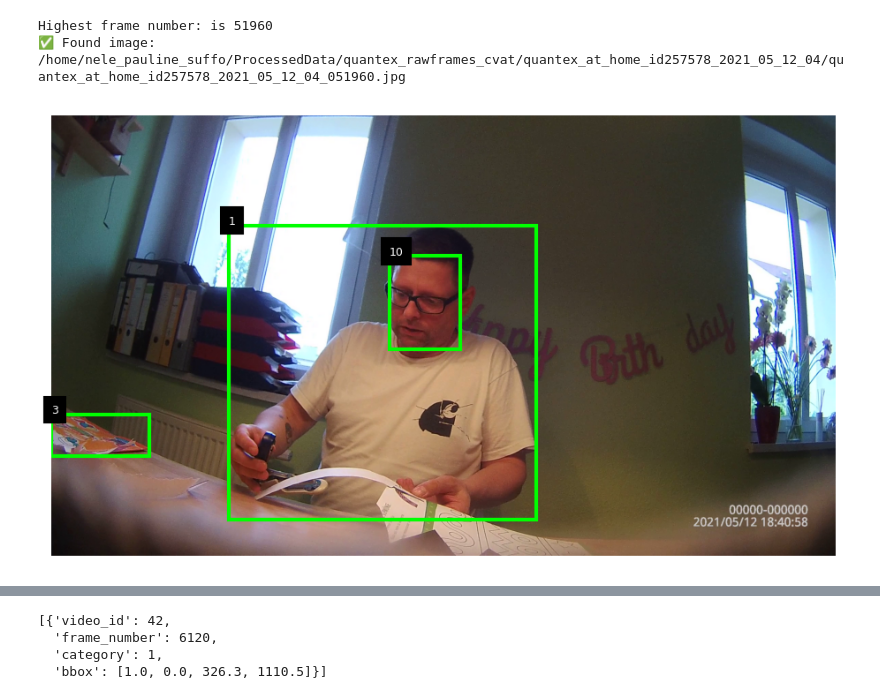
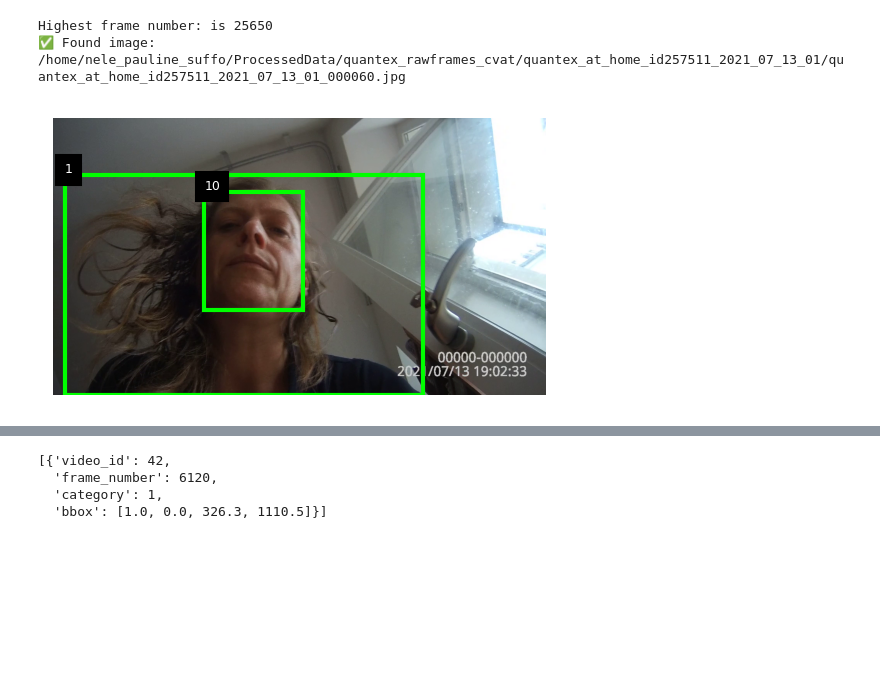
Before and after one commit to neleSuffo/preschool-social-ecology, a Jupyter notebook: src/preprocessing/check_raframes_extraction.ipynb, the cells around one changed output, grey strips where cells are left out. Cells and saved outputs as stored; diff of their text form; code cells hidden in the pictures; blank space fills up the shorter version.

```diff
--- a/src/preprocessing/check_raframes_extraction.ipynb
+++ b/src/preprocessing/check_raframes_extraction.ipynb
@@ -198,15 +198,15 @@ def plot_annotations(video_name, frame_number, annotations_table, image_folder,
 
     plt.show()
 # %%
-video_name = "quantex_at_home_id257578_2021_05_12_04.mp4"
+video_name = "quantex_at_home_id257511_2021_07_13_01.mp4"
 output_dir = "/home/nele_pauline_suffo/ProcessedData/frame_validation"
 image_dir = "/home/nele_pauline_suffo/ProcessedData/quantex_rawframes_cvat"
 frame = return_highest_frame_number(image_dir, video_name)
-#frame = 47010
+frame = 60
 annotations = load_annotations_from_db(video_name, frame)
 plot_annotations(video_name, frame, annotations, image_dir, output_dir)
 # %% [output]
-Highest frame number: is 51960
-✅ Found image: /home/nele_pauline_suffo/ProcessedData/quantex_rawframes_cvat/quantex_at_home_id257578_2021_05_12_04/quantex_at_home_id257578_2021_05_12_04_051960.jpg
+Highest frame number: is 25650
+✅ Found image: /home/nele_pauline_suffo/ProcessedData/quantex_rawframes_cvat/quantex_at_home_id257511_2021_07_13_01/quantex_at_home_id257511_2021_07_13_01_000060.jpg
-[figure, old version]
+[figure, new version]
 # %%
```
Also changed, not shown: parts of 1 cell of this notebook.
